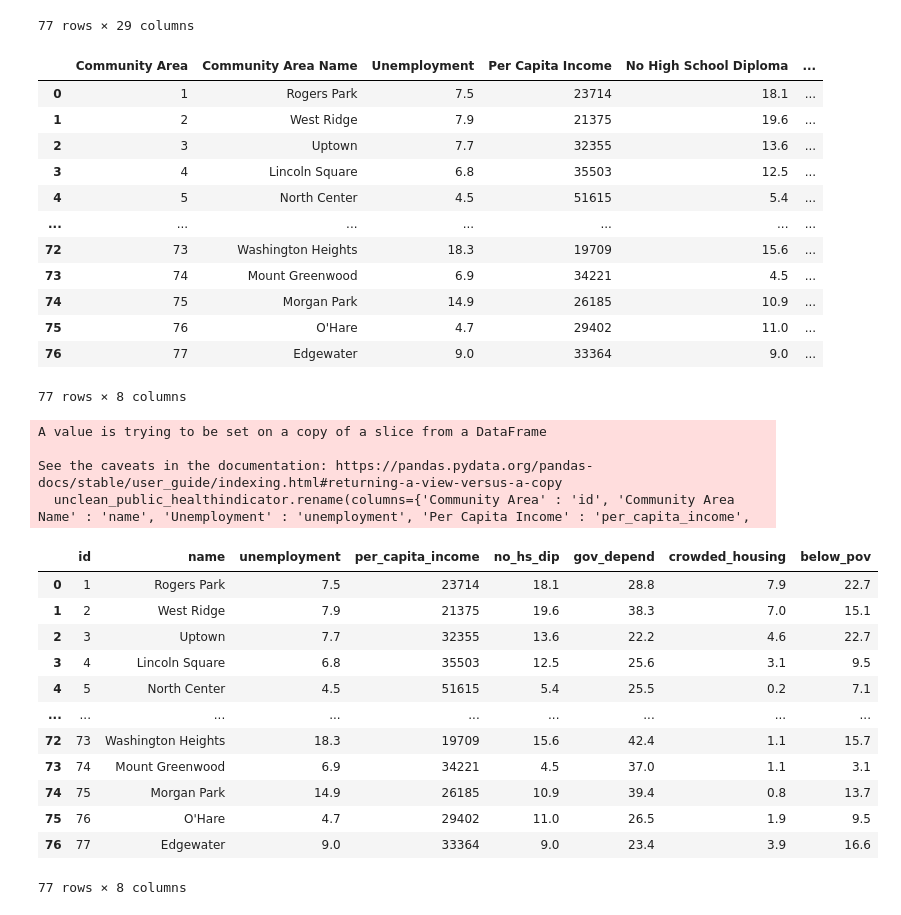
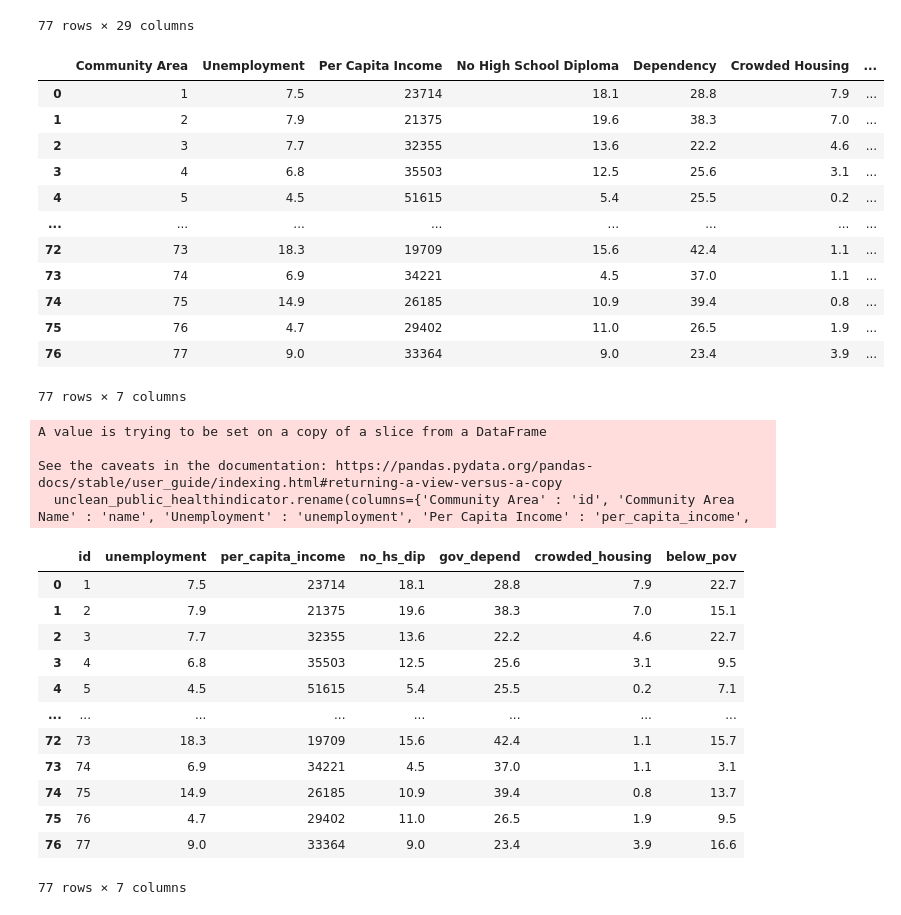
Before and after one commit to evanameyer1/Machine-Learning-Crime-Prediction-Application, a Jupyter notebook: code/data_cleaning.ipynb, the cells around one changed output. Drawn from its saved outputs; the diff is of its cells as text; code cells hidden in the pictures.

```diff
--- a/code/data_cleaning.ipynb
+++ b/code/data_cleaning.ipynb
@@ -1176,22 +1178,22 @@ unclean_public_healthindicator
 | 76 | 77 | Edgewater | 12.1 | 48.1 | 7.5 | ... |
 77 rows × 29 columns
 # %%
-unclean_public_healthindicator = unclean_public_healthindicator[['Community Area', 'Community Area Name', 'Unemployment', 'Per Capita Income', 'No High School Diploma', 'Dependency', 'Crowded Housing', 'Below Poverty Level']]
+unclean_public_healthindicator = unclean_public_healthindicator[['Community Area', 'Unemployment', 'Per Capita Income', 'No High School Diploma', 'Dependency', 'Crowded Housing', 'Below Poverty Level']]
 unclean_public_healthindicator
 # %% [output]
-|  | Community Area | Community Area Name | Unemployment | Per Capita Income | No High School Diploma | ... |
-| 0 | 1 | Rogers Park | 7.5 | 23714 | 18.1 | ... |
-| 1 | 2 | West Ridge | 7.9 | 21375 | 19.6 | ... |
-| 2 | 3 | Uptown | 7.7 | 32355 | 13.6 | ... |
-| 3 | 4 | Lincoln Square | 6.8 | 35503 | 12.5 | ... |
-| 4 | 5 | North Center | 4.5 | 51615 | 5.4 | ... |
-| ... | ... | ... | ... | ... | ... | ... |
-| 72 | 73 | Washington Heights | 18.3 | 19709 | 15.6 | ... |
-| 73 | 74 | Mount Greenwood | 6.9 | 34221 | 4.5 | ... |
-| 74 | 75 | Morgan Park | 14.9 | 26185 | 10.9 | ... |
-| 75 | 76 | O'Hare | 4.7 | 29402 | 11.0 | ... |
-| 76 | 77 | Edgewater | 9.0 | 33364 | 9.0 | ... |
+|  | Community Area | Unemployment | Per Capita Income | No High School Diploma | Dependency | Crowded Housing | ... |
+| 0 | 1 | 7.5 | 23714 | 18.1 | 28.8 | 7.9 | ... |
+| 1 | 2 | 7.9 | 21375 | 19.6 | 38.3 | 7.0 | ... |
+| 2 | 3 | 7.7 | 32355 | 13.6 | 22.2 | 4.6 | ... |
+| 3 | 4 | 6.8 | 35503 | 12.5 | 25.6 | 3.1 | ... |
+| 4 | 5 | 4.5 | 51615 | 5.4 | 25.5 | 0.2 | ... |
+| ... | ... | ... | ... | ... | ... | ... | ... |
+| 72 | 73 | 18.3 | 19709 | 15.6 | 42.4 | 1.1 | ... |
+| 73 | 74 | 6.9 | 34221 | 4.5 | 37.0 | 1.1 | ... |
+| 74 | 75 | 14.9 | 26185 | 10.9 | 39.4 | 0.8 | ... |
+| 75 | 76 | 4.7 | 29402 | 11.0 | 26.5 | 1.9 | ... |
+| 76 | 77 | 9.0 | 33364 | 9.0 | 23.4 | 3.9 | ... |
-77 rows × 8 columns
+77 rows × 7 columns
 # %%
 unclean_public_healthindicator.rename(columns={'Community Area' : 'id', 'Community Area Name' : 'name', 'Unemployment' : 'unemployment', 'Per Capita Income' : 'per_capita_income',
                                                'No High School Diploma' : 'no_hs_dip', 'Dependency' : 'gov_depend', 'Crowded Housing' : 'crowded_housing',
@@ -1202,16 +1204,16 @@ A value is trying to be set on a copy of a slice from a DataFrame
 
 See the caveats in the documentation: https://pandas.pydata.org/pandas-docs/stable/user_guide/indexing.html#returning-a-view-versus-a-copy
   unclean_public_healthindicator.rename(columns={'Community Area' : 'id', 'Community Area Name' : 'name', 'Unemployment' : 'unemployment', 'Per Capita Income' : 'per_capita_income',
-|  | id | name | unemployment | per_capita_income | no_hs_dip | gov_depend | crowded_housing | below_pov |
-| 0 | 1 | Rogers Park | 7.5 | 23714 | 18.1 | 28.8 | 7.9 | 22.7 |
-| 1 | 2 | West Ridge | 7.9 | 21375 | 19.6 | 38.3 | 7.0 | 15.1 |
-| 2 | 3 | Uptown | 7.7 | 32355 | 13.6 | 22.2 | 4.6 | 22.7 |
-| 3 | 4 | Lincoln Square | 6.8 | 35503 | 12.5 | 25.6 | 3.1 | 9.5 |
-| 4 | 5 | North Center | 4.5 | 51615 | 5.4 | 25.5 | 0.2 | 7.1 |
-| ... | ... | ... | ... | ... | ... | ... | ... | ... |
-| 72 | 73 | Washington Heights | 18.3 | 19709 | 15.6 | 42.4 | 1.1 | 15.7 |
-| 73 | 74 | Mount Greenwood | 6.9 | 34221 | 4.5 | 37.0 | 1.1 | 3.1 |
-| 74 | 75 | Morgan Park | 14.9 | 26185 | 10.9 | 39.4 | 0.8 | 13.7 |
-| 75 | 76 | O'Hare | 4.7 | 29402 | 11.0 | 26.5 | 1.9 | 9.5 |
-| 76 | 77 | Edgewater | 9.0 | 33364 | 9.0 | 23.4 | 3.9 | 16.6 |
+|  | id | unemployment | per_capita_income | no_hs_dip | gov_depend | crowded_housing | below_pov |
+| 0 | 1 | 7.5 | 23714 | 18.1 | 28.8 | 7.9 | 22.7 |
+| 1 | 2 | 7.9 | 21375 | 19.6 | 38.3 | 7.0 | 15.1 |
+| 2 | 3 | 7.7 | 32355 | 13.6 | 22.2 | 4.6 | 22.7 |
+| 3 | 4 | 6.8 | 35503 | 12.5 | 25.6 | 3.1 | 9.5 |
+| 4 | 5 | 4.5 | 51615 | 5.4 | 25.5 | 0.2 | 7.1 |
+| ... | ... | ... | ... | ... | ... | ... | ... |
+| 72 | 73 | 18.3 | 19709 | 15.6 | 42.4 | 1.1 | 15.7 |
+| 73 | 74 | 6.9 | 34221 | 4.5 | 37.0 | 1.1 | 3.1 |
+| 74 | 75 | 14.9 | 26185 | 10.9 | 39.4 | 0.8 | 13.7 |
+| 75 | 76 | 4.7 | 29402 | 11.0 | 26.5 | 1.9 | 9.5 |
+| 76 | 77 | 9.0 | 33364 | 9.0 | 23.4 | 3.9 | 16.6 |
-77 rows × 8 columns
+77 rows × 7 columns
```
Also changed, not shown: parts of 12 cells of this notebook, 7 other files.
